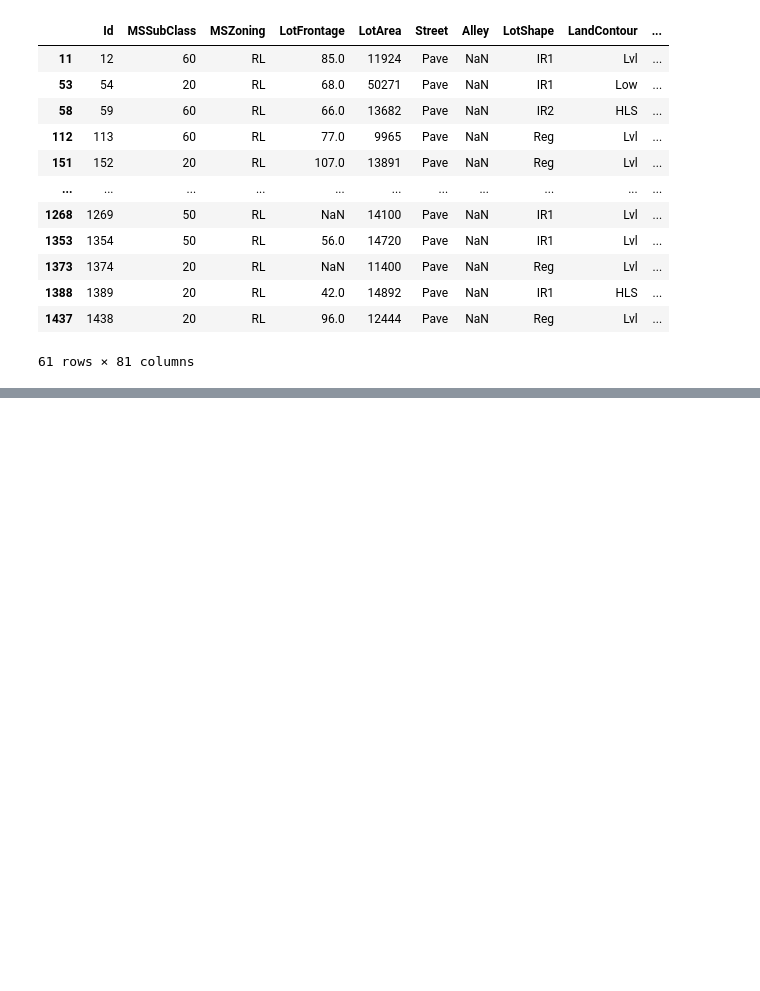
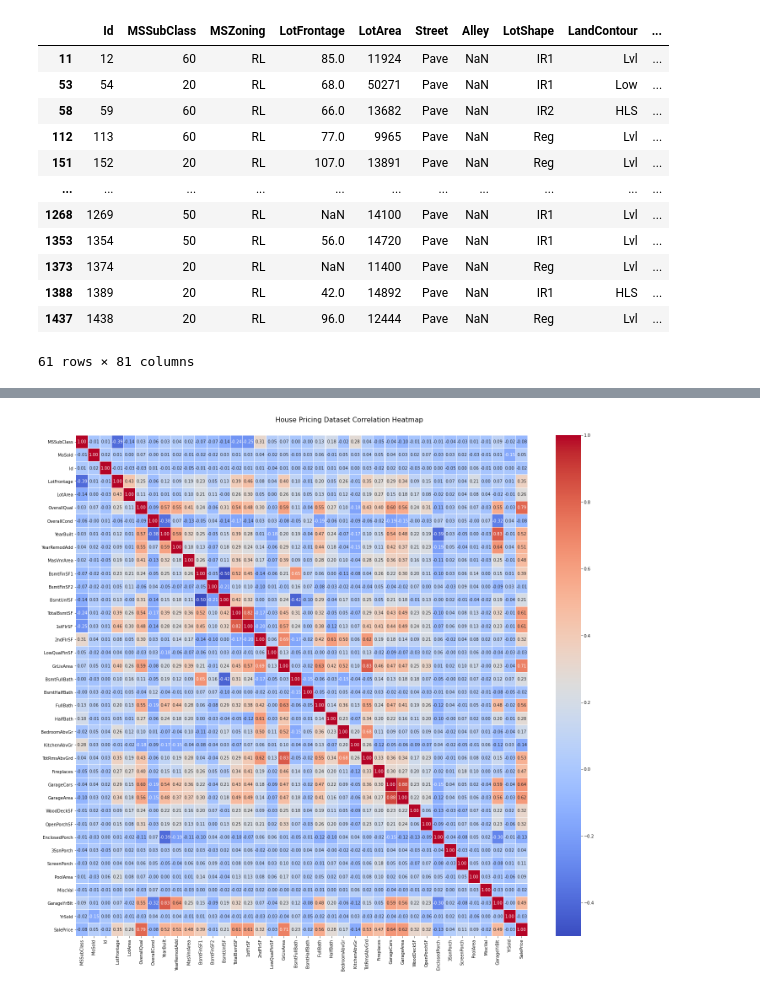
Before and after one commit to vbabashov/house-prices, a Jupyter notebook: price_prediction_EDA.ipynb, the cells around one changed output, grey strips where cells are left out. Cells and saved outputs as stored; diff of their text form; code cells hidden in the pictures; blank space fills up the shorter version.

```diff
--- a/price_prediction_EDA.ipynb
+++ b/price_prediction_EDA.ipynb
@@ -279,0 +319,8 @@ df_train[df_train.SalePrice > 340037.5]
+# %%
+def cor_heat_map (df):
+    '''Correlation heatmap between features and the features and target'''
+    f, ax = plt.subplots(figsize=(24, 20))
+    corr = df[categorical_vars + numerical_vars + ['SalePrice']].corr()
+    hm = sns.heatmap(round(corr,2), annot=True, ax=ax, cmap="coolwarm",fmt='.2f',linewidths=.05)
+    f.subplots_adjust(top=0.95)
+    t = f.suptitle('House Pricing Dataset Correlation Heatmap', fontsize=16)
@@ -279,0 +335,4 @@ df_train[df_train.SalePrice > 340037.5]
+# %%
+cor_heat_map(df_train)
+# %% [output]
+[figure, added]
```
Also changed, not shown: parts of 8 cells of this notebook.
